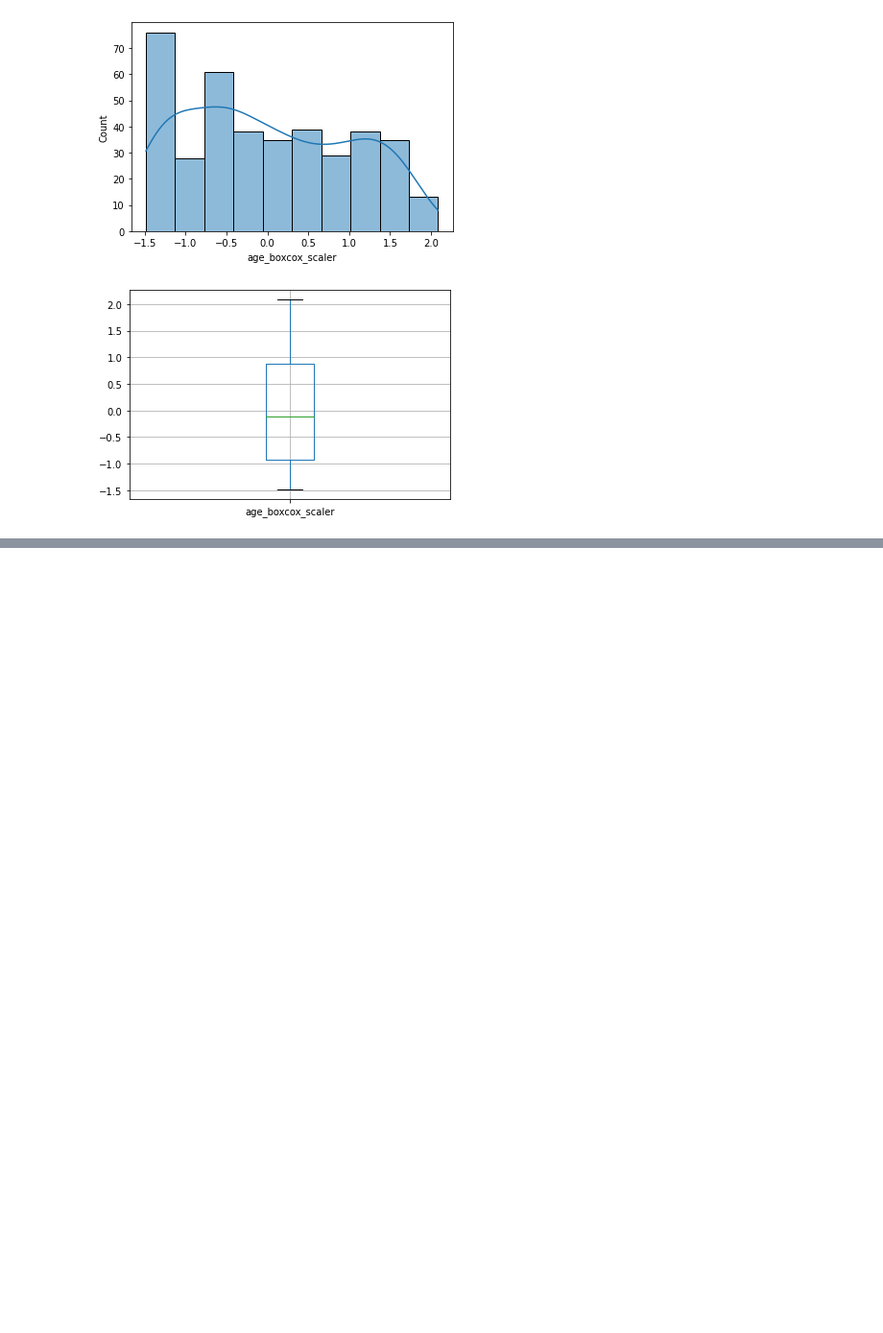
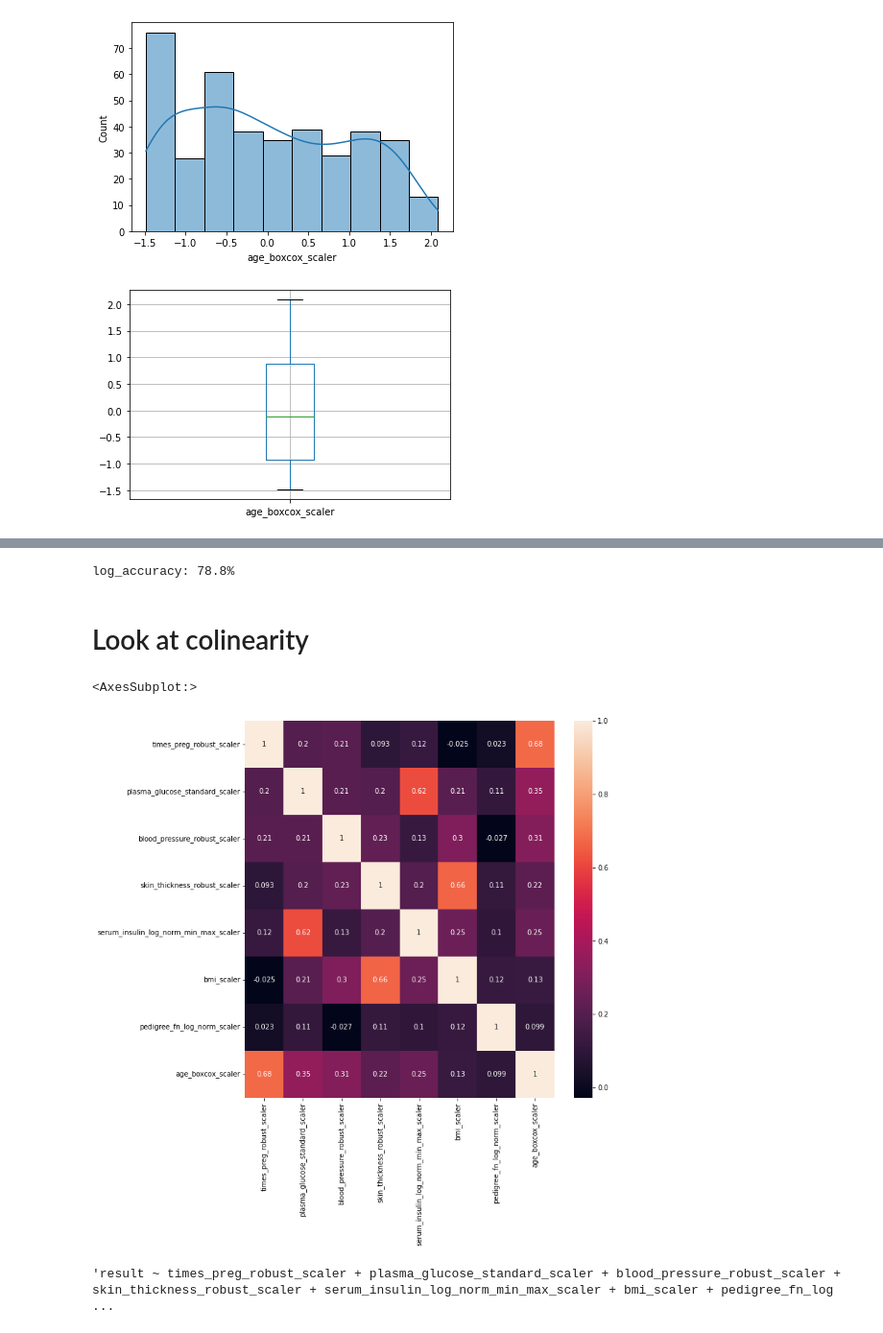
Before and after one commit to reallylongaddress/data-science-practice, a Jupyter notebook: diabetes_data/eda.ipynb, the cells around one changed output, grey strips where cells are left out. Shown at 96% size. Cells and saved outputs as stored; diff of their text form; code cells hidden in the pictures; blank space fills up the shorter version.

```diff
--- a/diabetes_data/eda.ipynb
+++ b/diabetes_data/eda.ipynb
@@ -558,0 +601,5 @@ plt.show()
+# %%
+selected_columns = ['times_preg_robust_scaler', 'plasma_glucose_standard_scaler', 'blood_pressure_robust_scaler', \
+                    'skin_thickness_robust_scaler', 'serum_insulin_log_norm_min_max_scaler', 'bmi_scaler', \
+                    'pedigree_fn_log_norm_scaler', 'age_boxcox_scaler']
+standardize_df[selected_columns].skew()
@@ -558,0 +648,27 @@ plt.show()
+# %%
+# define the model
+log_model = LogisticRegression(max_iter=1000)
+
+# define the model evaluation procedure
+cv = KFold(n_splits=10, shuffle=True, random_state=1)
+
+# evaluate the model
+log_result = cross_val_score(log_model, X, y, cv=cv, scoring='accuracy')
+log_accuracy = round(log_result.mean(), 3)
+# report the mean performance
+print(f'log_accuracy: {log_accuracy*100}%')
+# %% [output]
+log_accuracy: 78.8%
+# %% [markdown]
+# Look at colinearity
+# %%
+plt.figure(figsize = (10,10))
+sns.heatmap(standardize_df[selected_columns].corr(), annot=True)
+# %% [output]
+<AxesSubplot:>
+[figure, added]
+# %%
+formula = "result ~ " + ' + '.join(selected_columns)
+formula
+# %% [output]
+'result ~ times_preg_robust_scaler + plasma_glucose_standard_scaler + blood_pressure_robust_scaler + skin_thickness_robust_scaler + serum_insulin_log_norm_min_max_scaler + bmi_scaler + pedigree_fn_log ...
```
Also changed, not shown: parts of 14 cells of this notebook, 12 other files.
